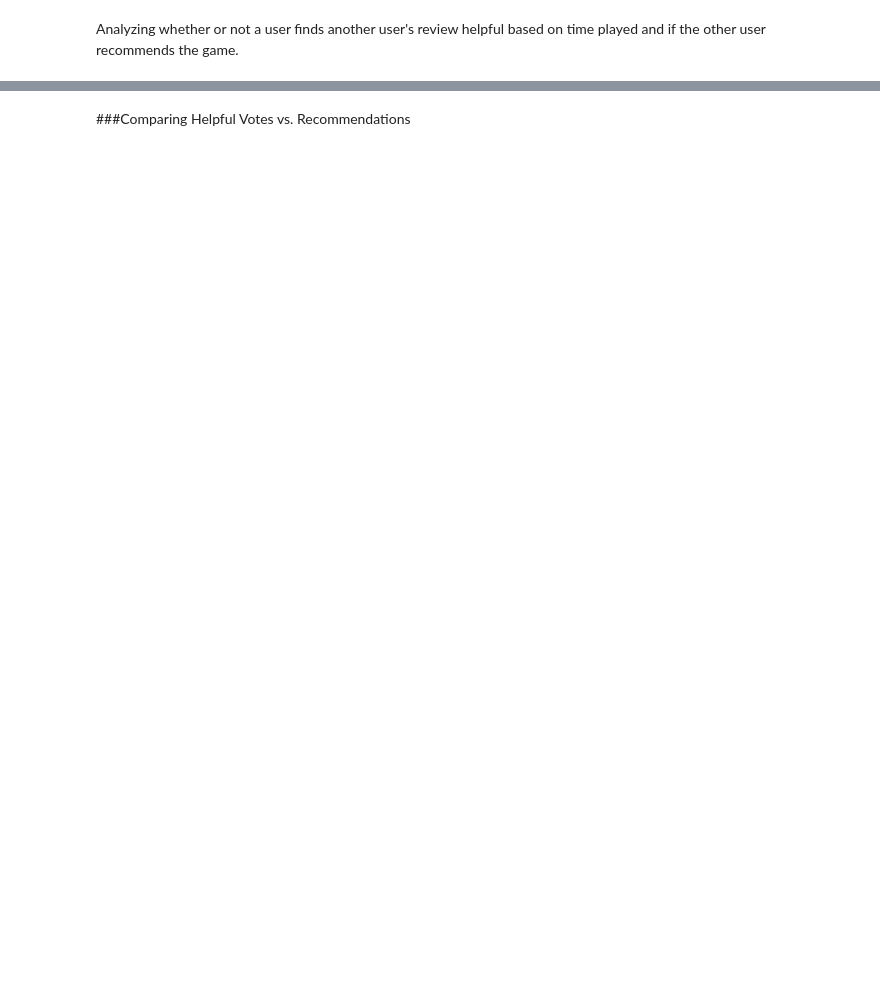
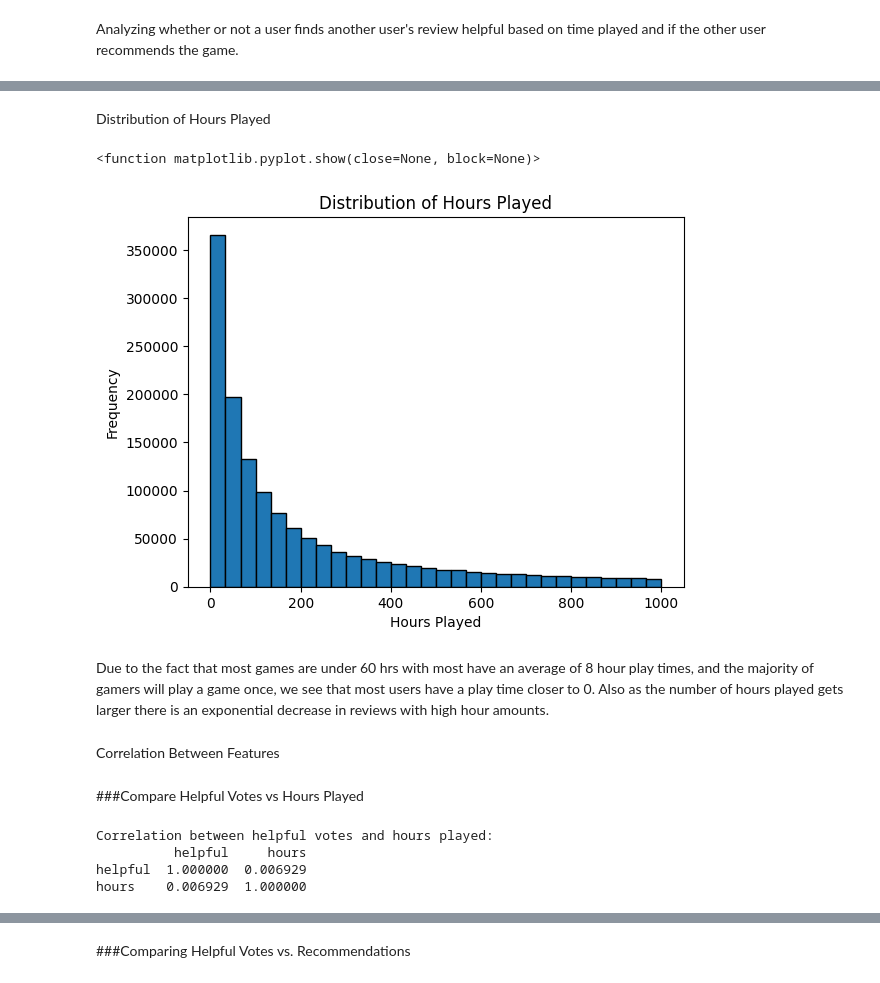
Before and after one commit to ZSCode768/Machine-Learning-Project, a Jupyter notebook: Surlow_EDA_Project.ipynb, the cells around one changed output, grey strips where cells are left out. Saved outputs shown, nothing was run; the diff lists cells and outputs as text; code cells hidden in the pictures; blank space fills up the shorter version.

```diff
--- a/Surlow_EDA_Project.ipynb
+++ b/Surlow_EDA_Project.ipynb
@@ -82,0 +124,20 @@ max    6.362570e+05  1.136152e+06  1.153374e+09  8.767845e+06
+# %%
+# Check for missing values
+print("Missing values")
+print(df.isnull().sum())
+
+# Dropping missing values
+df = df.dropna()
+
+print("\nMissing values")
+print(df.isnull().sum())
+
+# Check for duplicate values
+print(f"Number of duplicate rows: {df.duplicated().sum()}")
+
+# Dropping missing values
+df = df.drop_duplicates()
+
+print(f"Number of duplicate rows after drop: {df.duplicated().sum()}")
+
+print("Dataset Shape After Removing Duplicates:", df.shape)
@@ -158,0 +236,27 @@ plt.show()
+# %% [markdown]
+Distribution of Hours Played
+# %%
+plt.hist(df['hours'], bins=30, edgecolor='black')
+plt.title('Distribution of Hours Played')
+plt.xlabel('Hours Played')
+plt.ylabel('Frequency')
+plt.show
+# %% [output]
+<function matplotlib.pyplot.show(close=None, block=None)>
+[figure, added]
+# %% [markdown]
+Due to the fact that most games are under 60 hrs with most have an average of 8 hour play times, and the majority of gamers will play a game once, we see that most users have a play time closer to 0.  Also as the number of hours played gets larger there is an exponential decrease in reviews with high hour amounts.
+# %% [markdown]
+Correlation Between Features
+# %% [markdown]
+###Compare Helpful Votes vs Hours Played
+# %%
+#Compute correlation between helpful votes and hours played
+correlation = df[['helpful', 'hours']].corr()
+print("Correlation between helpful votes and hours played:")
+print(correlation)
+# %% [output]
+Correlation between helpful votes and hours played:
+          helpful     hours
+helpful  1.000000  0.006929
+hours    0.006929  1.000000
```
Also changed, not shown: parts of 47 cells of this notebook.
